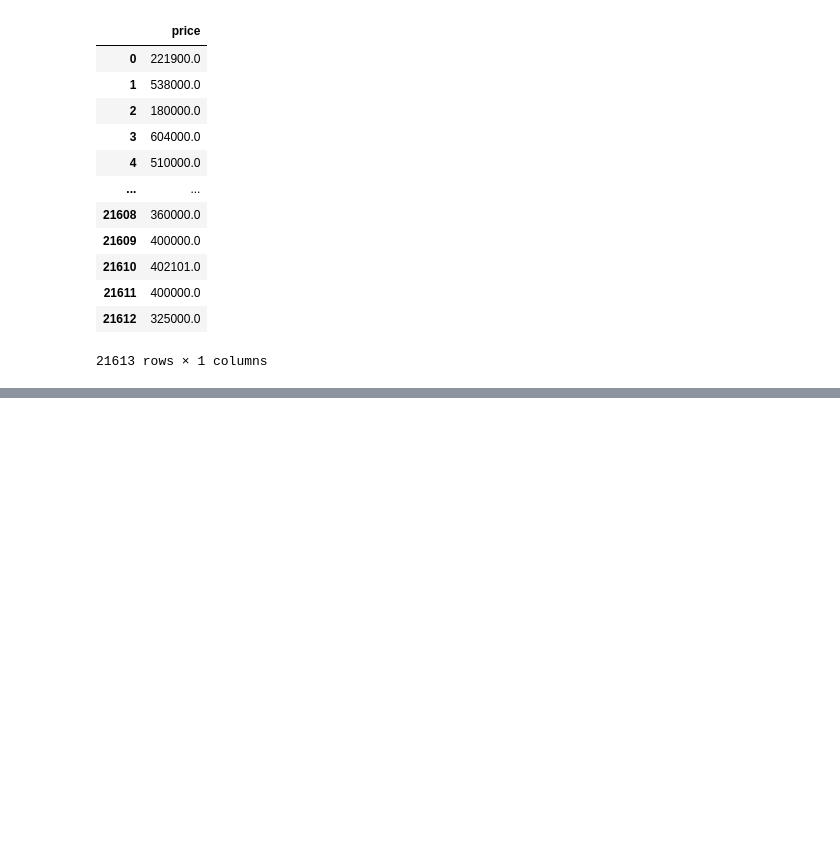
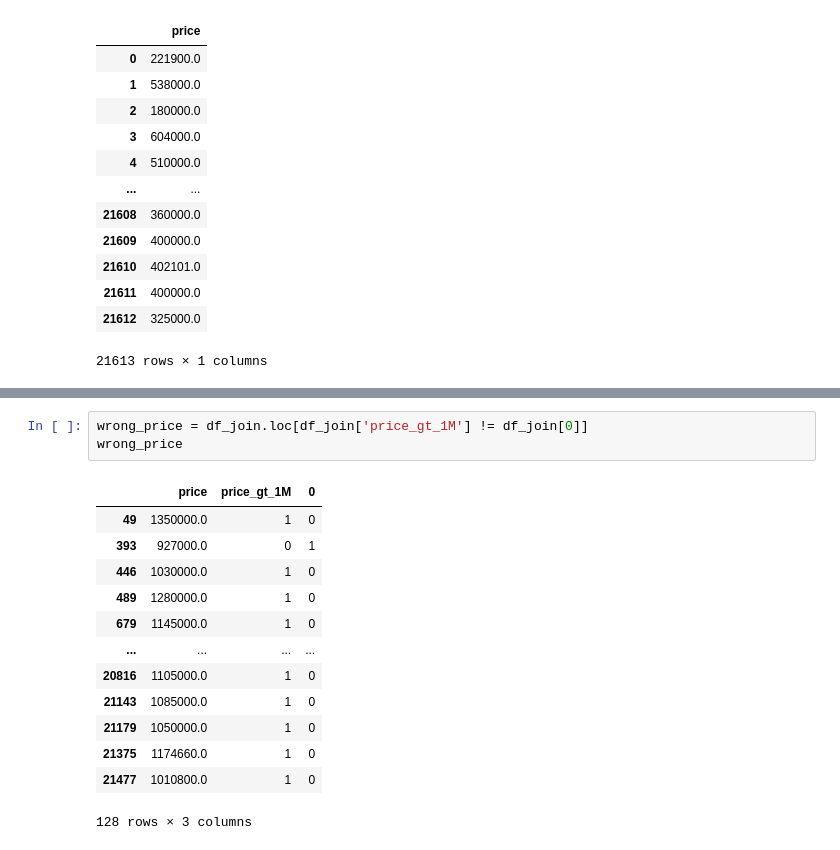
Before and after one commit to OsarodionOdion/skClassModels, a Jupyter notebook: skclass_models_hs.ipynb, the cells around one changed output, grey strips where cells are left out. Saved outputs shown, nothing was run; the diff lists cells and outputs as text; blank space fills up the shorter version.

```diff
--- a/skclass_models_hs.ipynb
+++ b/skclass_models_hs.ipynb
@@ -749,3 +748,20 @@ df_join
 | 21601 | 467000.0 | 0 | 0 |
 | 21608 | 360000.0 | 0 | 0 |
 4323 rows × 3 columns
+# %%
+wrong_price = df_join.loc[df_join['price_gt_1M'] != df_join[0]]
+wrong_price
+# %% [output]
+|  | price | price_gt_1M | 0 |
+| 49 | 1350000.0 | 1 | 0 |
+| 393 | 927000.0 | 0 | 1 |
+| 446 | 1030000.0 | 1 | 0 |
+| 489 | 1280000.0 | 1 | 0 |
+| 679 | 1145000.0 | 1 | 0 |
+| ... | ... | ... | ... |
+| 20816 | 1105000.0 | 1 | 0 |
+| 21143 | 1085000.0 | 1 | 0 |
+| 21179 | 1050000.0 | 1 | 0 |
+| 21375 | 1174660.0 | 1 | 0 |
+| 21477 | 1010800.0 | 1 | 0 |
+128 rows × 3 columns
```
Also changed, not shown: parts of 8 cells of this notebook.
